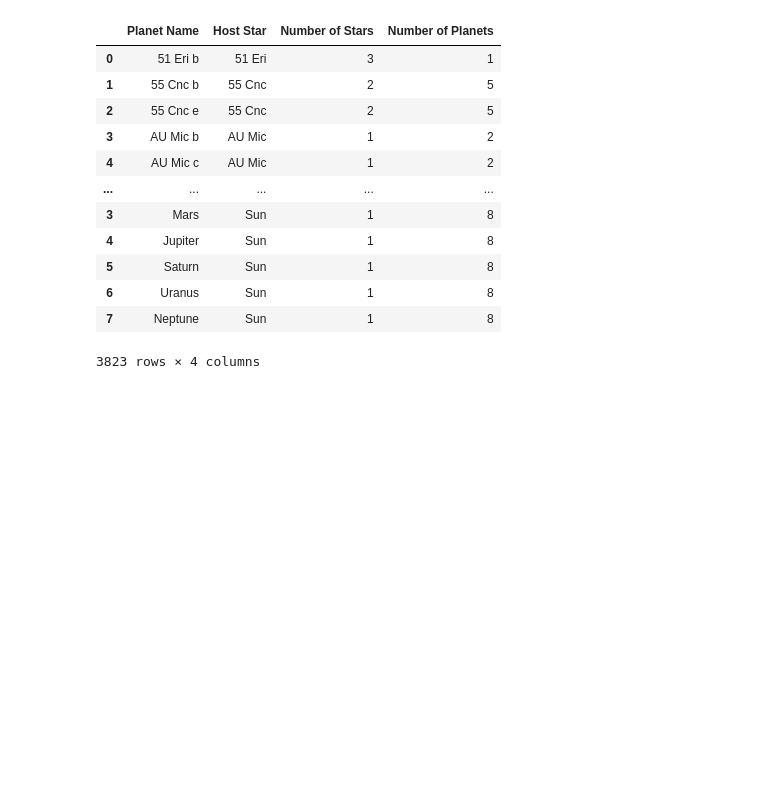
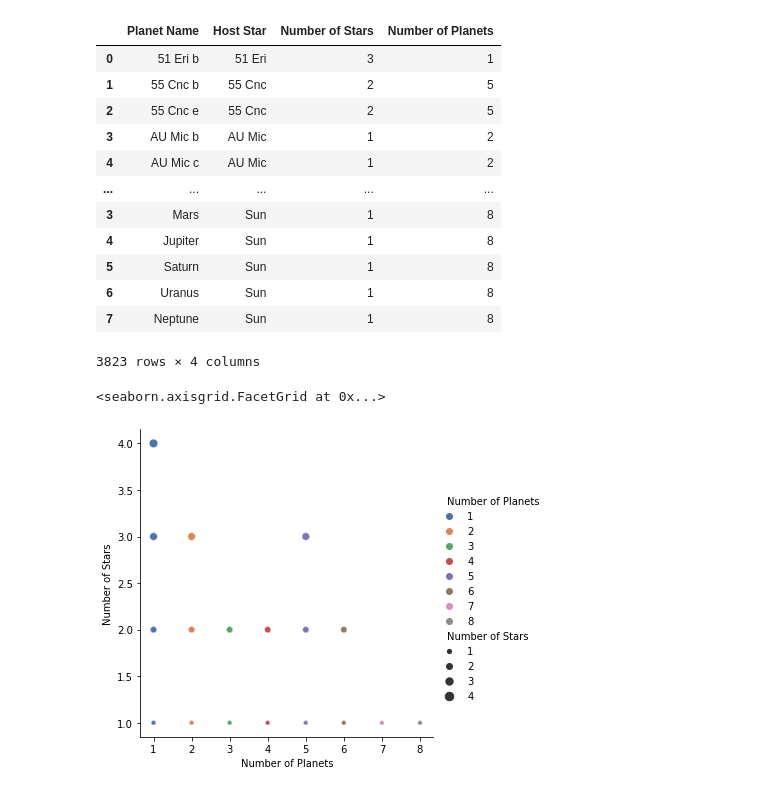
Before and after one commit to timothy7walker/GalaxyPlanetsandExoplanets, a Jupyter notebook: GalaxyPlanetsandExoplanets.ipynb, the cells around one changed output. Drawn from its saved outputs; the diff is of its cells as text; code cells hidden in the pictures; blank space fills up the shorter version.

Commit message:
Add matplotlib/sns plots

```diff
--- a/GalaxyPlanetsandExoplanets.ipynb
+++ b/GalaxyPlanetsandExoplanets.ipynb
@@ -192,3 +194,8 @@ newPlanetList
 | 6 | Uranus | Sun | 1 | 8 |
 | 7 | Neptune | Sun | 1 | 8 |
 3823 rows × 4 columns
+# %%
+sns.relplot(data=newPlanetList, x="Number of Planets", y="Number of Stars", hue="Number of Planets", size="Number of Stars", palette="deep")
+# %% [output]
+<seaborn.axisgrid.FacetGrid at 0x...>
+[figure, added]
```
Also changed, not shown: parts of 7 cells of this notebook.
